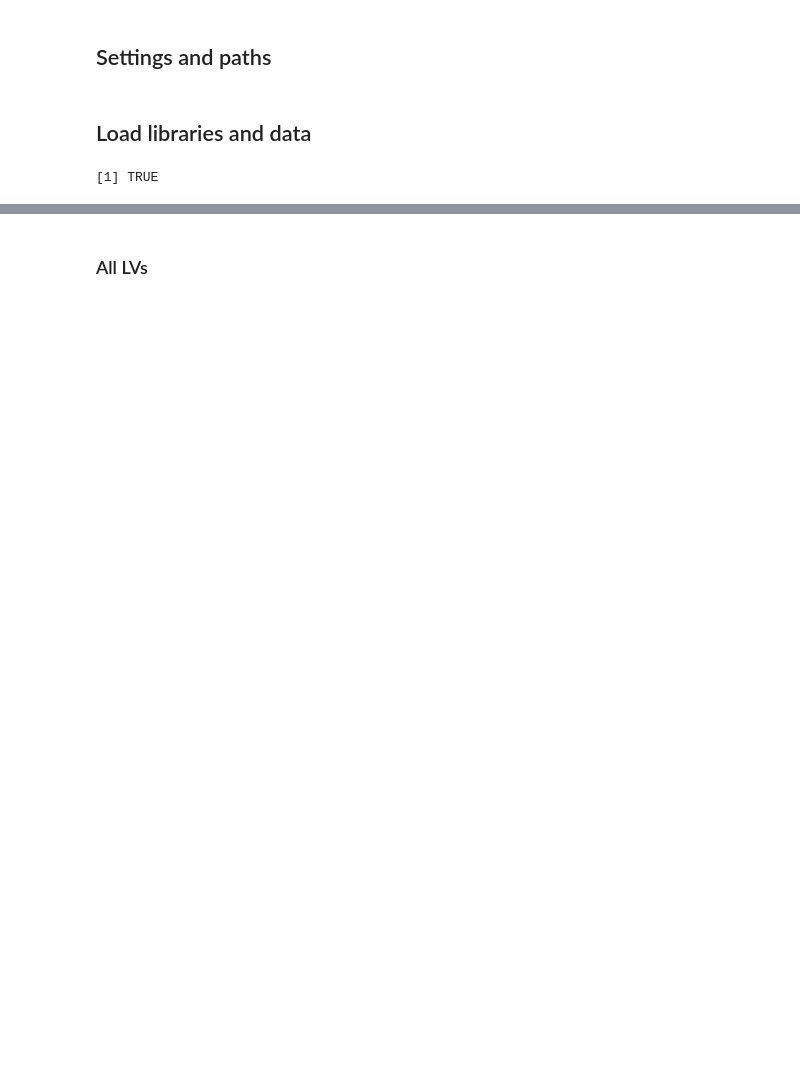
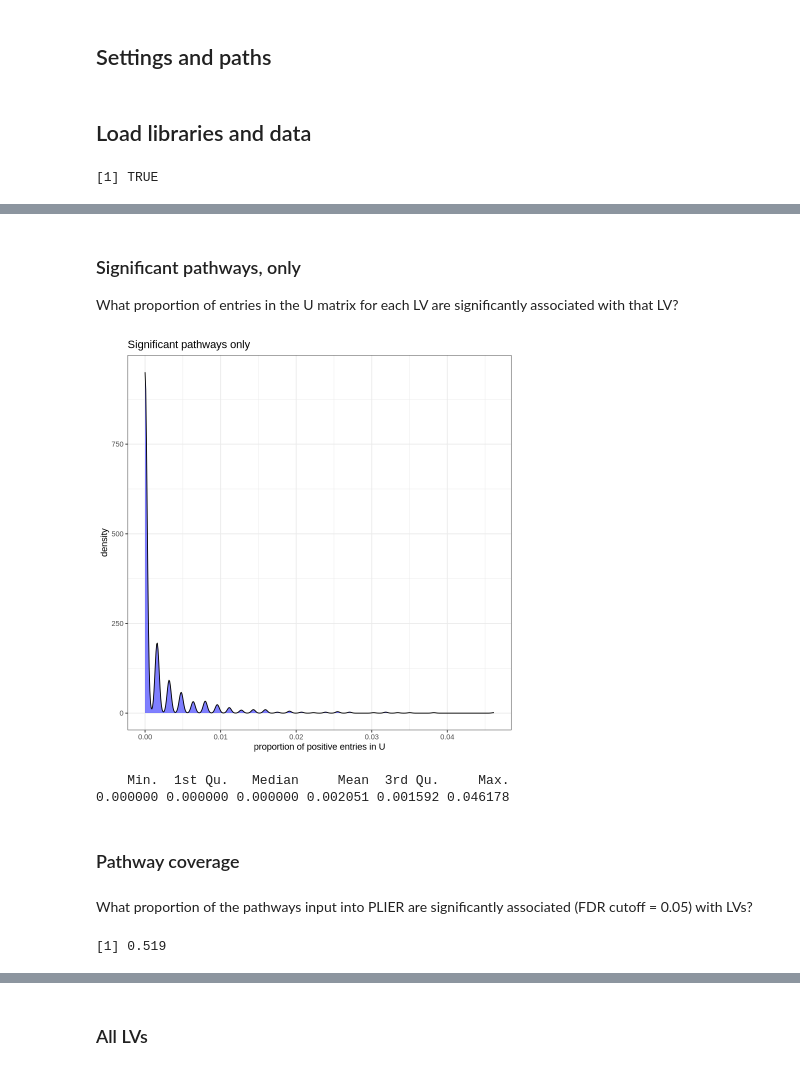
Before and after one commit to pivlab/INCLUDE_TR01, a Jupyter notebook: nbs/10_gtex/GTEx_PLIER_exploration.ipynb, the cells around one changed output, grey strips where cells are left out. Drawn from its saved outputs; the diff is of its cells as text; code cells hidden in the pictures; blank space fills up the shorter version.

```diff
--- a/nbs/10_gtex/GTEx_PLIER_exploration.ipynb
+++ b/nbs/10_gtex/GTEx_PLIER_exploration.ipynb
@@ -26,0 +74,23 @@ assert_that(!is.null(INPUT_PLIER_MODEL_FILE), msg = "Input PLIER model was not s
+# %% [markdown]
+### Significant pathways, only
+What proportion of entries in the U matrix for each LV are significantly associated with that LV?
+# %%
+u_sparsity_sig <- CalculateUSparsity(gtex_plier_results,
+                                     significant.only = TRUE,
+                                     fdr.cutoff = 0.05)
+ggplot2::ggplot(as.data.frame(u_sparsity_sig),
+                ggplot2::aes(x = u_sparsity_sig)) +
+  ggplot2::geom_density(fill = "blue", alpha = 0.5) +
+  ggplot2::theme_bw() +
+  ggplot2::labs(x = "proportion of positive entries in U") +
+  ggplot2::ggtitle("Significant pathways only")
+# %% [output]
+[figure, added]
+# %%
+summary(u_sparsity_sig)
+# %% [output]
+    Min.  1st Qu.   Median     Mean  3rd Qu.     Max.
+0.000000 0.000000 0.000000 0.002051 0.001592 0.046178
+# %% [markdown]
+### Pathway coverage
+<!-- We’re interested in how the LVs output from PLIER are related to the genesets input to PLIER. -->
@@ -26,0 +99,6 @@ assert_that(!is.null(INPUT_PLIER_MODEL_FILE), msg = "Input PLIER model was not s
+# %% [markdown]
+What proportion of the pathways input into PLIER are significantly associated (FDR cutoff = 0.05) with LVs?
+# %%
+round(coverage_results$pathway, 3)
+# %% [output]
+[1] 0.519
```
Also changed, not shown: parts of 19 cells of this notebook, 21 other files.
